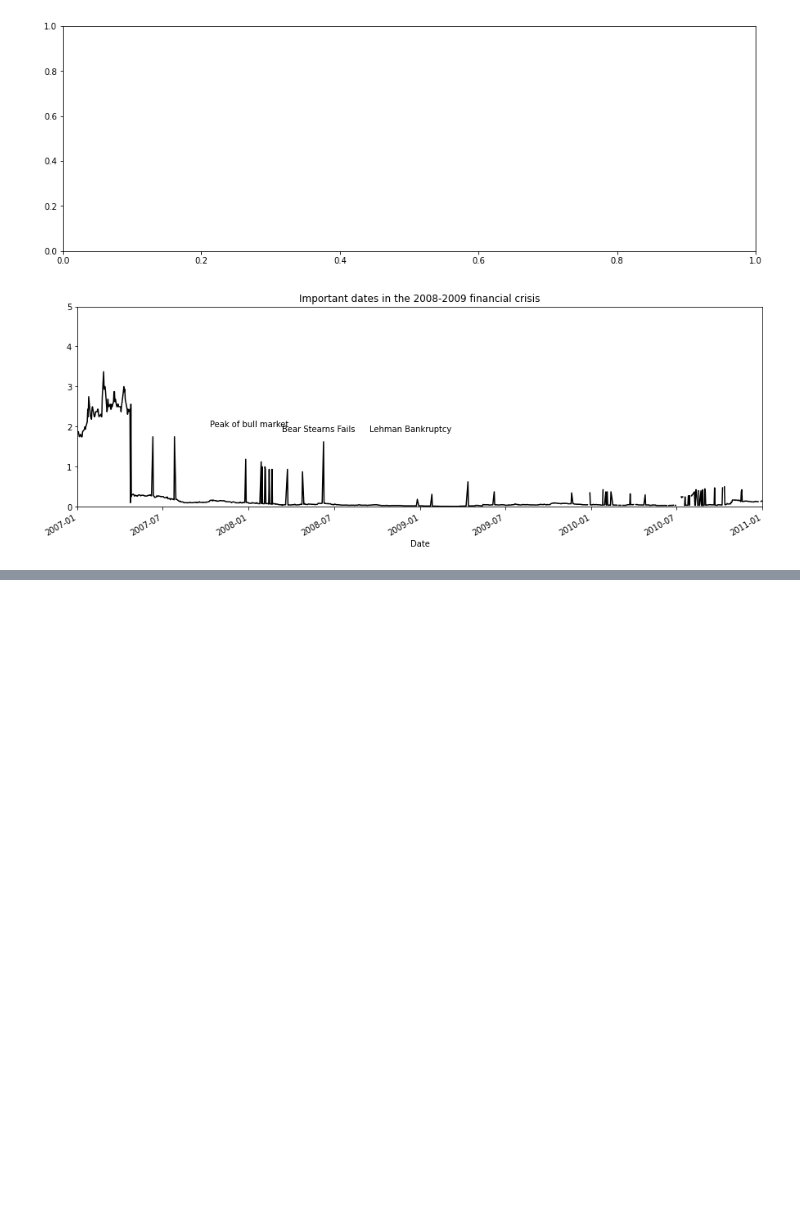
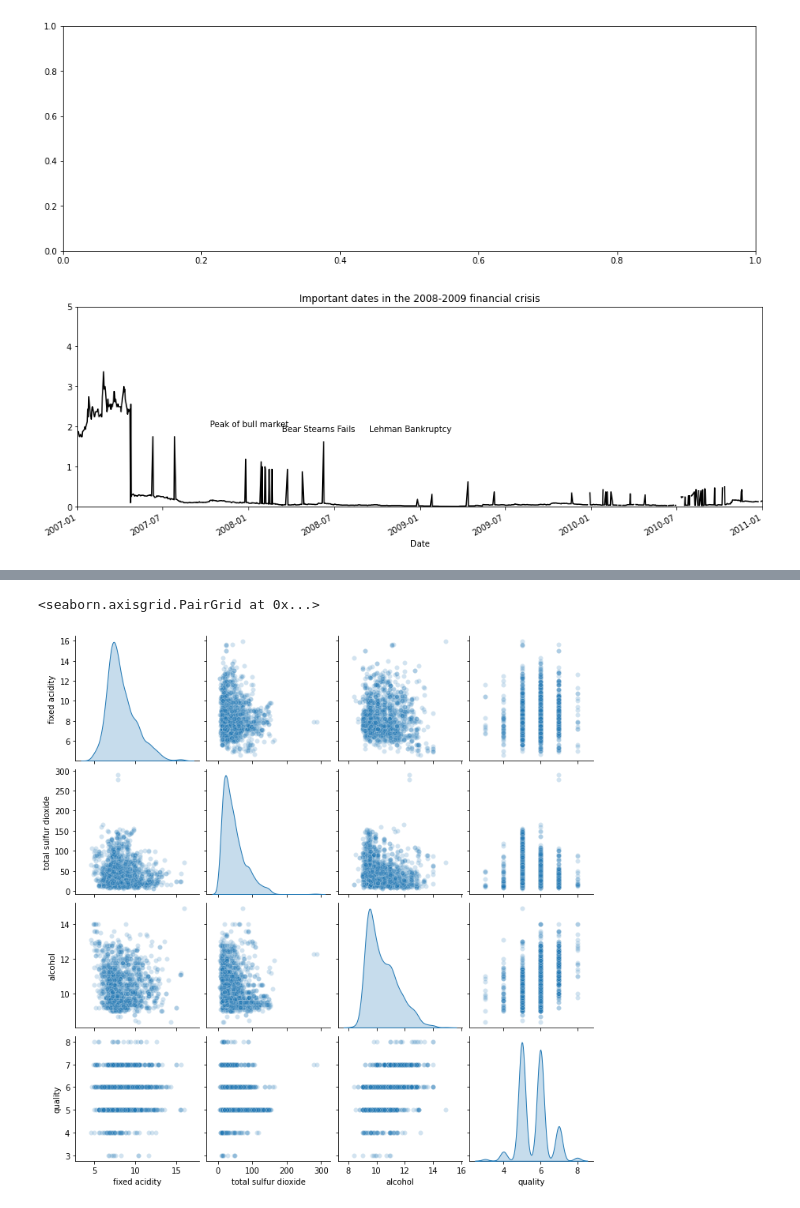
Before and after one commit to Denis04-M/data-wrangling-practise, a Jupyter notebook: practice.ipynb, the cells around one changed output, grey strips where cells are left out. Drawn from its saved outputs; the diff is of its cells as text; code cells hidden in the pictures; blank space fills up the shorter version.

```diff
--- a/practice.ipynb
+++ b/practice.ipynb
@@ -916,0 +981,6 @@ fig
+# %%
+import pandas as pd
+
+wine_data = pd.read_csv('/content/red-wine-quality-cortez-et-al-2009/winequality-red.csv')
+
+wine_data.tail()
@@ -916,0 +1016,8 @@ fig
+# %%
+import seaborn as sns
+
+sns.pairplot(data=wine_data[['fixed acidity', 'total sulfur dioxide', 'alcohol', 'quality']],
+             diag_kind='kde', plot_kws={'alpha': 0.2})
+# %% [output]
+<seaborn.axisgrid.PairGrid at 0x...>
+[figure, added]
```
Also changed, not shown: parts of 11 cells of this notebook.
